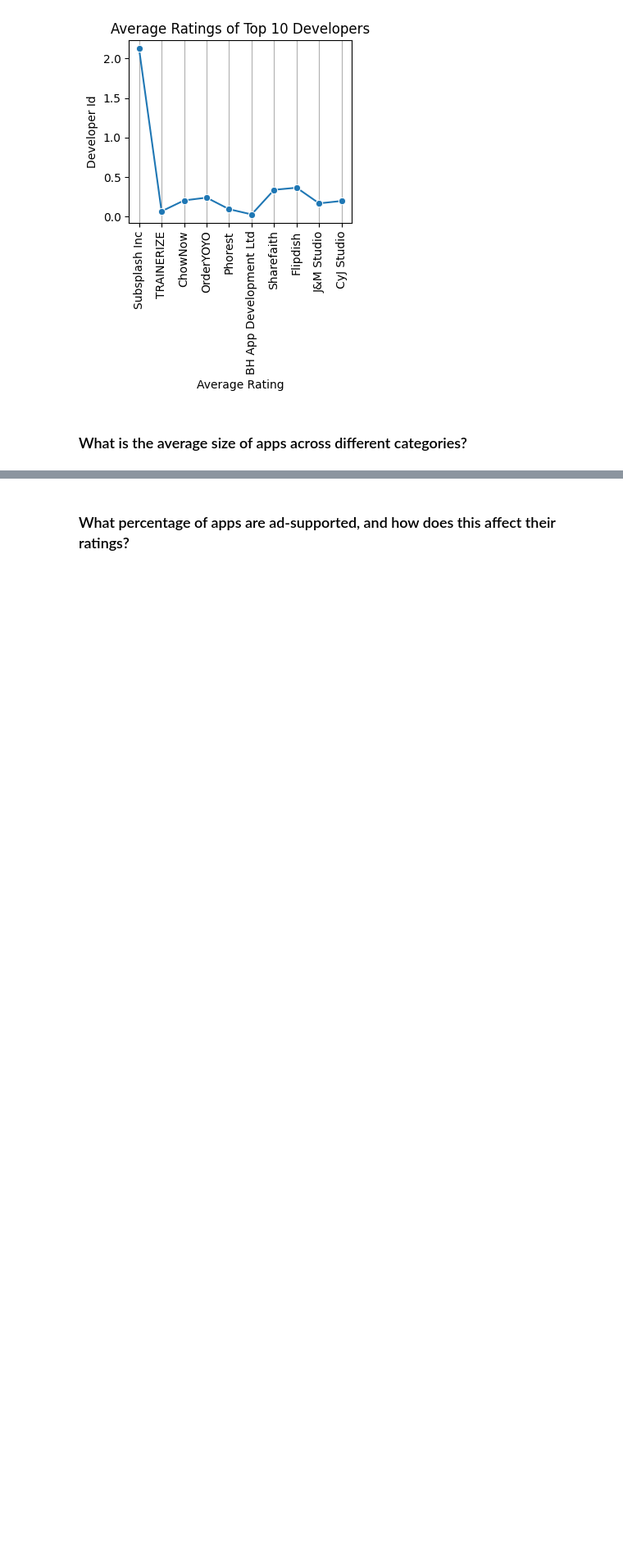
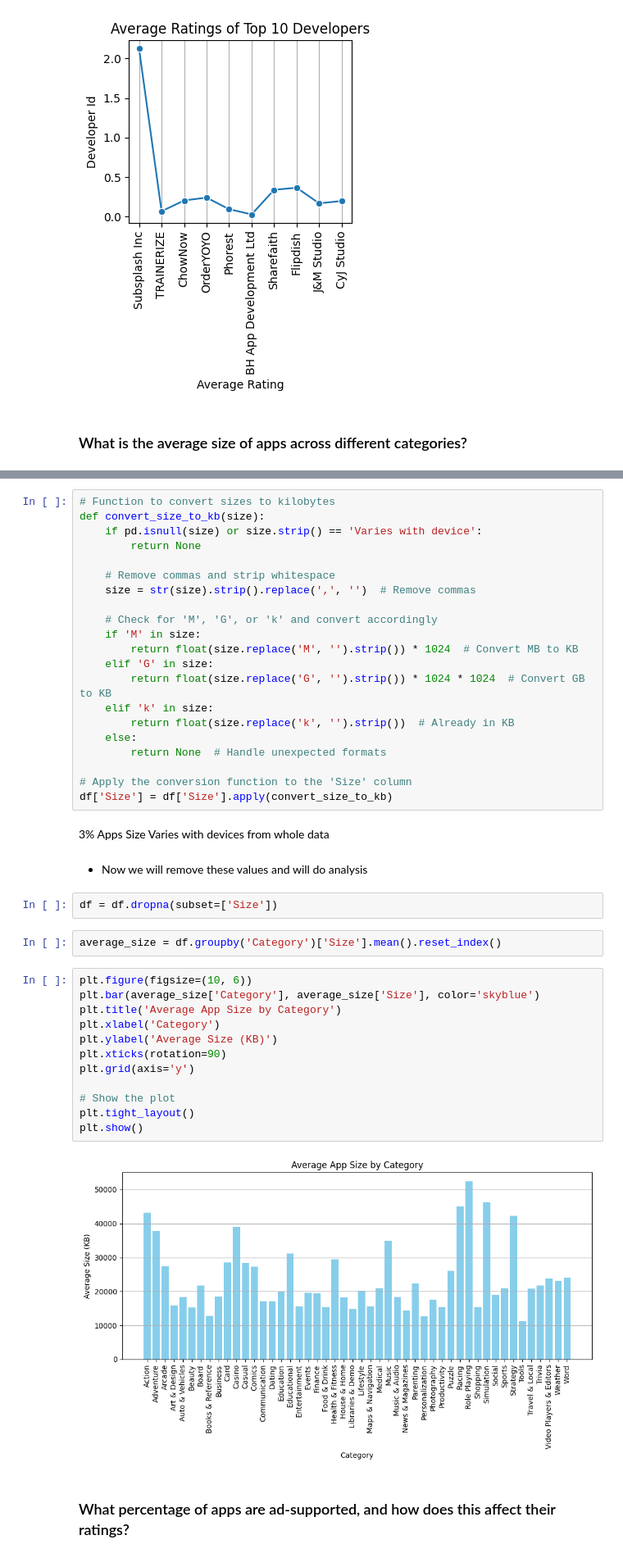
Before and after one commit to saadawan109/EDA_ICC_Worldcup_2023, a Jupyter notebook: Project_Google_Playstore/Project_google_playstore.ipynb, the cells around one changed output, grey strips where cells are left out. Shown at 82% size. Drawn from its saved outputs; the diff is of its cells as text; blank space fills up the shorter version.

```diff
--- a/Project_Google_Playstore/Project_google_playstore.ipynb
+++ b/Project_Google_Playstore/Project_google_playstore.ipynb
@@ -448,2 +440,45 @@ plt.show()
+# %%
+# Function to convert sizes to kilobytes
+def convert_size_to_kb(size):
+    if pd.isnull(size) or size.strip() == 'Varies with device':
+        return None
+
+    # Remove commas and strip whitespace
+    size = str(size).strip().replace(',', '')  # Remove commas
+
+    # Check for 'M', 'G', or 'k' and convert accordingly
+    if 'M' in size:
+        return float(size.replace('M', '').strip()) * 1024  # Convert MB to KB
+    elif 'G' in size:
+        return float(size.replace('G', '').strip()) * 1024 * 1024  # Convert GB to KB
+    elif 'k' in size:
+        return float(size.replace('k', '').strip())  # Already in KB
+    else:
+        return None  # Handle unexpected formats
+
+# Apply the conversion function to the 'Size' column
+df['Size'] = df['Size'].apply(convert_size_to_kb)
+# %% [markdown]
+3% Apps Size Varies with devices from whole data
+# %% [markdown]
+- Now we will remove these values and will do analysis
+# %%
+df = df.dropna(subset=['Size'])
+# %%
+average_size = df.groupby('Category')['Size'].mean().reset_index()
+# %%
+plt.figure(figsize=(10, 6))
+plt.bar(average_size['Category'], average_size['Size'], color='skyblue')
+plt.title('Average App Size by Category')
+plt.xlabel('Category')
+plt.ylabel('Average Size (KB)')
+plt.xticks(rotation=90)
+plt.grid(axis='y')
+
+# Show the plot
+plt.tight_layout()
+plt.show()
+# %% [output]
+[figure, added]
 # %% [markdown]
 ### What percentage of apps are ad-supported, and how does this affect their ratings?
```
Also changed, not shown: parts of 27 cells of this notebook.
